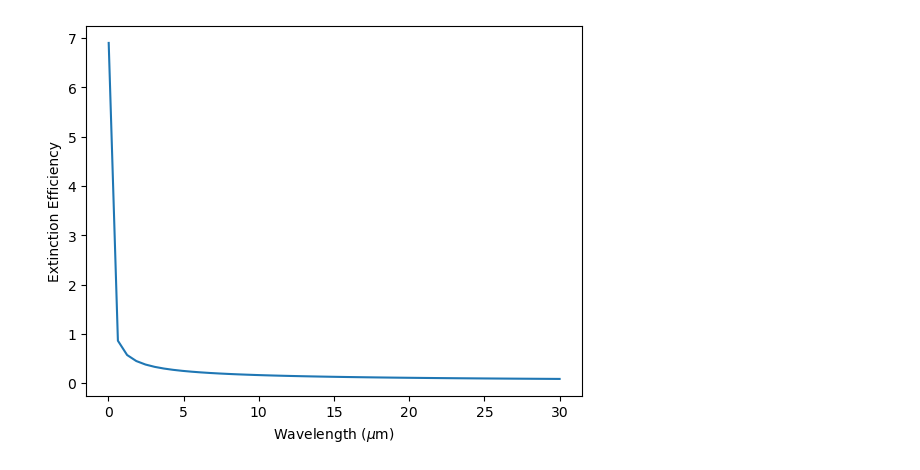
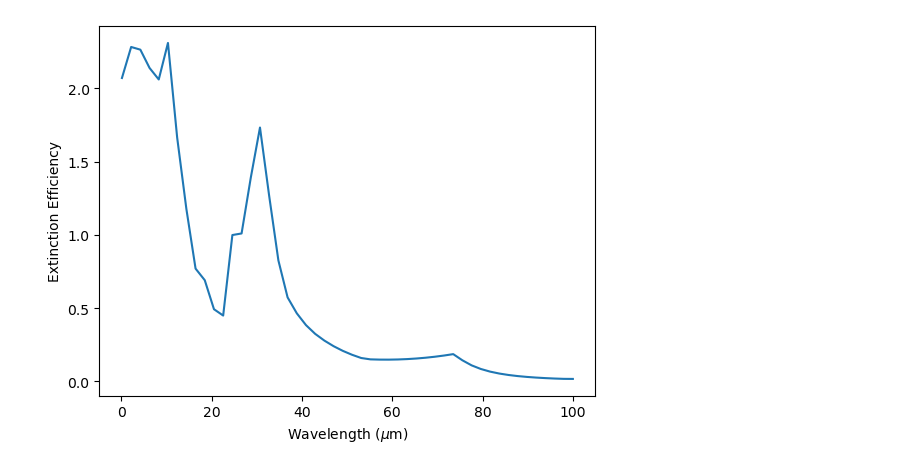
Before and after one commit to MieNet-org/MieNet, a Jupyter notebook: docs/Tutorials.ipynb, the cells around one changed output. Saved outputs shown, nothing was run; the diff lists cells and outputs as text; code cells hidden in the pictures.

```diff
--- a/docs/Tutorials.ipynb
+++ b/docs/Tutorials.ipynb
@@ -116,23 +9,21 @@ You are now ready to predict Mie coefficients! Use your own AI model or availabl
 # %%
 import matplotlib.pyplot as plt
+import numpy as np
+from mienet import MieNet
 
 # determine model inputs
-species =  ['Fe', 'Mg2SiO4']
-wavelength_range = np.linspace(0.02, 30, 50)  # microns, within range of model
-radius_range = np.linspace(0.01, 0.01, 50)  # microns, within range of model
+species =  ['CH4', 'NH3']
+wavelength_range = np.linspace(0.1, 100, 50)  # microns
+radius_range = np.linspace(0.01, 10, 50)  # microns
 vmrs = {
-    'Fe': 0.5 * np.ones_like(radius_range),
-    'Mg2SiO4': 0.5 * np.ones_like(radius_range)}
+    'CH4': 0.5 * np.ones_like(radius_range),
+    'NH3': 0.5 * np.ones_like(radius_range)}
 
-# name of model in config.yaml file
-config_name = 'TUTORIAL_MODEL'
-
-# initialize MieNet again after adding AI model
-ma = MieNet(load_ai_model = config_name, default_data_location = 'tutorial_files/')
-    # set load_ai_model = name of desired model in config file, default is 'all' and loads every model
+# initialize MieNet
+ma = MieNet(use_ai=False) # if not using ai functionalities, set use_ai to False to decrease initialization time
 
 # predict efficiencies
-qext, qsca, asym = ma.ai_efficiencies(wavelength_range, radius_range, vmrs)
+qext, qsca, asym = ma.efficiencies(wavelength_range, radius_range, vmrs)
 
 # plot results
 plt.figure()
@@ -145 +35 @@ plt.show()
-[figure, old version]
+[figure, new version]
```
Also changed, not shown: parts of 18 cells of this notebook, 9 other files.
